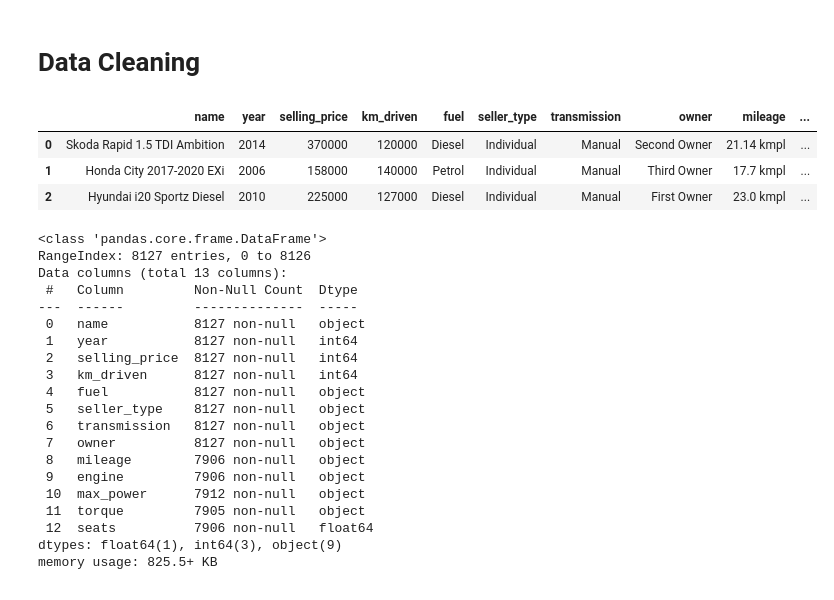
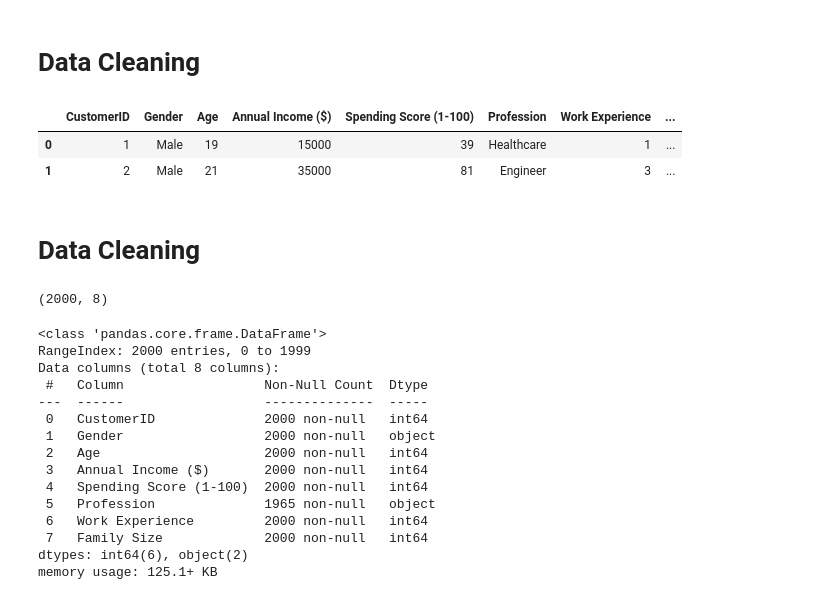
Before and after one commit to MuhammadJundullah/Data-Analysis, a Jupyter notebook: E-Commerse Customer Analysis/Second_Car_Analytics_Overview.ipynb, the cells around one changed output. Cells and saved outputs as stored; diff of their text form; code cells hidden in the pictures.

```diff
--- a/E-Commerse Customer Analysis/Second_Car_Analytics_Overview.ipynb
+++ b/E-Commerse Customer Analysis/Second_Car_Analytics_Overview.ipynb
@@ -22,33 +37,33 @@ Drive already mounted at /content/gdrive; to attempt to forcibly remount, call d
 # %% [markdown]
 # Data Cleaning
 # %%
-df = pd.read_csv('/content/gdrive/MyDrive/Colab Notebooks/Car_Details_Dataset/Car_details.csv')
-df.head(3)
+df = pd.read_csv("/content/gdrive/MyDrive/Colab Notebooks/E-Commerse Customer_Dataset/Customers.csv")
+df.head(2)
 # %% [output]
-|  | name | year | selling_price | km_driven | fuel | seller_type | transmission | owner | mileage | ... |
-| 0 | Skoda Rapid 1.5 TDI Ambition | 2014 | 370000 | 120000 | Diesel | Individual | Manual | Second Owner | 21.14 kmpl | ... |
-| 1 | Honda City 2017-2020 EXi | 2006 | 158000 | 140000 | Petrol | Individual | Manual | Third Owner | 17.7 kmpl | ... |
-| 2 | Hyundai i20 Sportz Diesel | 2010 | 225000 | 127000 | Diesel | Individual | Manual | First Owner | 23.0 kmpl | ... |
+|  | CustomerID | Gender | Age | Annual Income ($) | Spending Score (1-100) | Profession | Work Experience | ... |
+| 0 | 1 | Male | 19 | 15000 | 39 | Healthcare | 1 | ... |
+| 1 | 2 | Male | 21 | 35000 | 81 | Engineer | 3 | ... |
+# %% [markdown]
+# Data Cleaning
+# %%
+df.shape
+# %% [output]
+(2000, 8)
 # %%
 df.info()
 # %% [output]
 <class 'pandas.core.frame.DataFrame'>
-RangeIndex: 8127 entries, 0 to 8126
-Data columns (total 13 columns):
- #   Column         Non-Null Count  Dtype
----  ------         --------------  -----
- 0   name           8127 non-null   object
- 1   year           8127 non-null   int64
- 2   selling_price  8127 non-null   int64
- 3   km_driven      8127 non-null   int64
- 4   fuel           8127 non-null   object
- 5   seller_type    8127 non-null   object
- 6   transmission   8127 non-null   object
- 7   owner          8127 non-null   object
- 8   mileage        7906 non-null   object
- 9   engine         7906 non-null   object
- 10  max_power      7912 non-null   object
- 11  torque         7905 non-null   object
- 12  seats          7906 non-null   float64
-dtypes: float64(1), int64(3), object(9)
-memory usage: 825.5+ KB
+RangeIndex: 2000 entries, 0 to 1999
+Data columns (total 8 columns):
+ #   Column                  Non-Null Count  Dtype
+---  ------                  --------------  -----
+ 0   CustomerID              2000 non-null   int64
+ 1   Gender                  2000 non-null   object
+ 2   Age                     2000 non-null   int64
+ 3   Annual Income ($)       2000 non-null   int64
+ 4   Spending Score (1-100)  2000 non-null   int64
+ 5   Profession              1965 non-null   object
+ 6   Work Experience         2000 non-null   int64
+ 7   Family Size             2000 non-null   int64
+dtypes: int64(6), object(2)
+memory usage: 125.1+ KB
```
Also changed, not shown: parts of 61 cells of this notebook.
